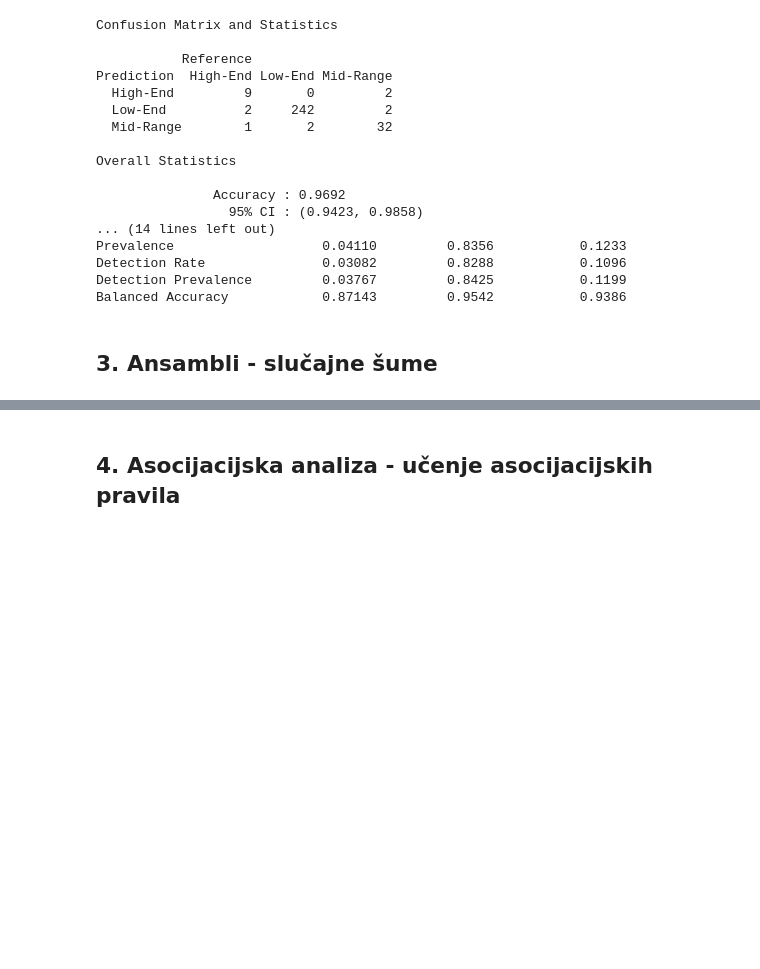
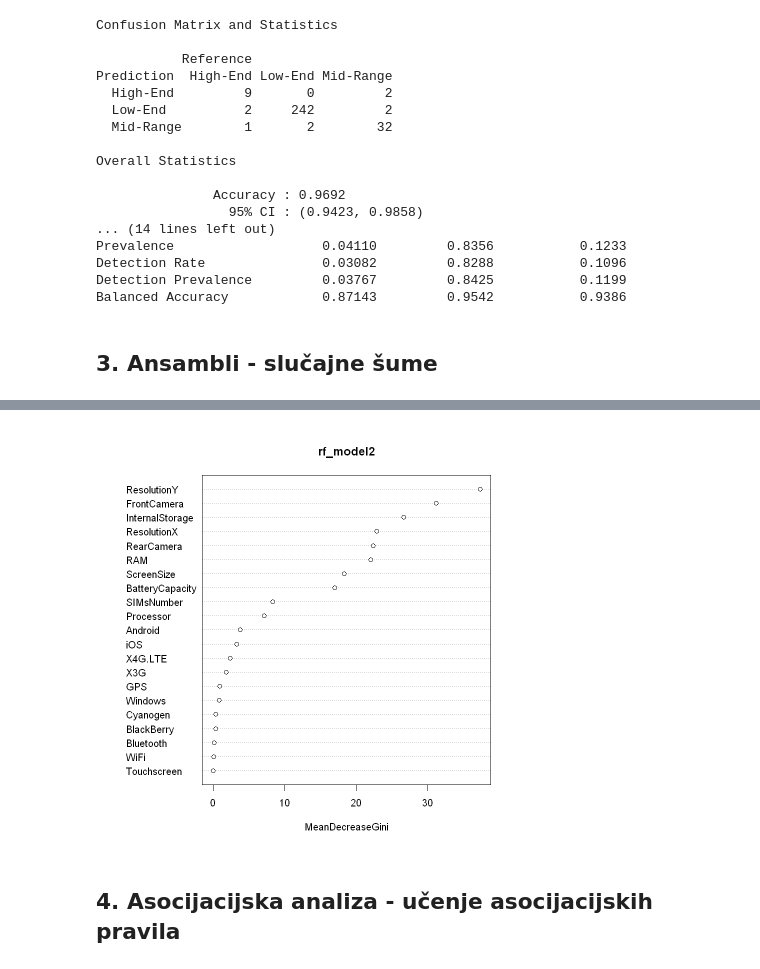
Before and after one commit to IvanVinski/dap-projekt, a Jupyter notebook: projekt.ipynb, the cells around one changed output, grey strips where cells are left out. Drawn from its saved outputs; the diff is of its cells as text; code cells hidden in the pictures; blank space fills up the shorter version.

```diff
--- a/projekt.ipynb
+++ b/projekt.ipynb
@@ -190,3 +353,7 @@ Balanced Accuracy            0.87143         0.9542           0.9386
+# %%
+varImpPlot(rf_model2)
+# %% [output]
+[figure, added]
 # %% [markdown]
 ## 4. Asocijacijska analiza - učenje asocijacijskih pravila
 # %% [markdown]
```
Also changed, not shown: parts of 20 cells of this notebook.
